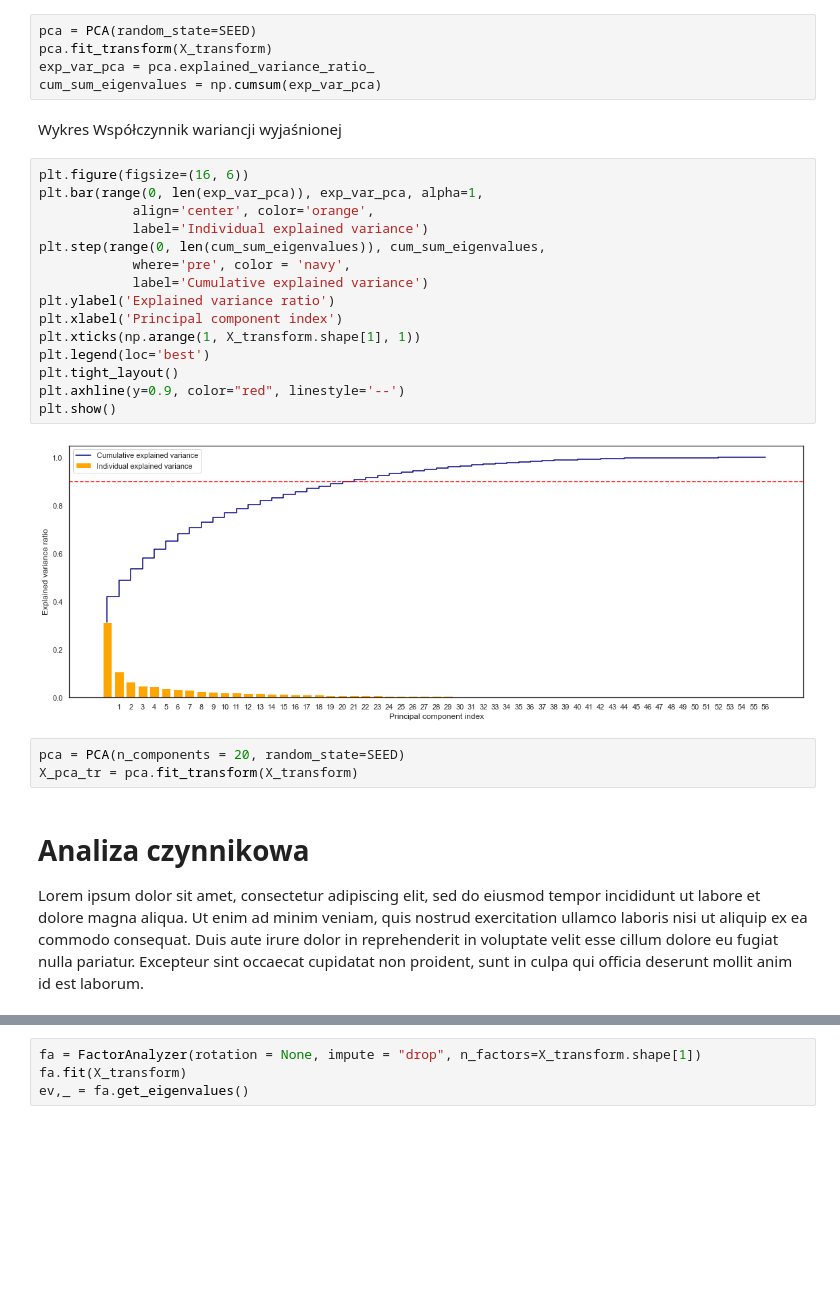
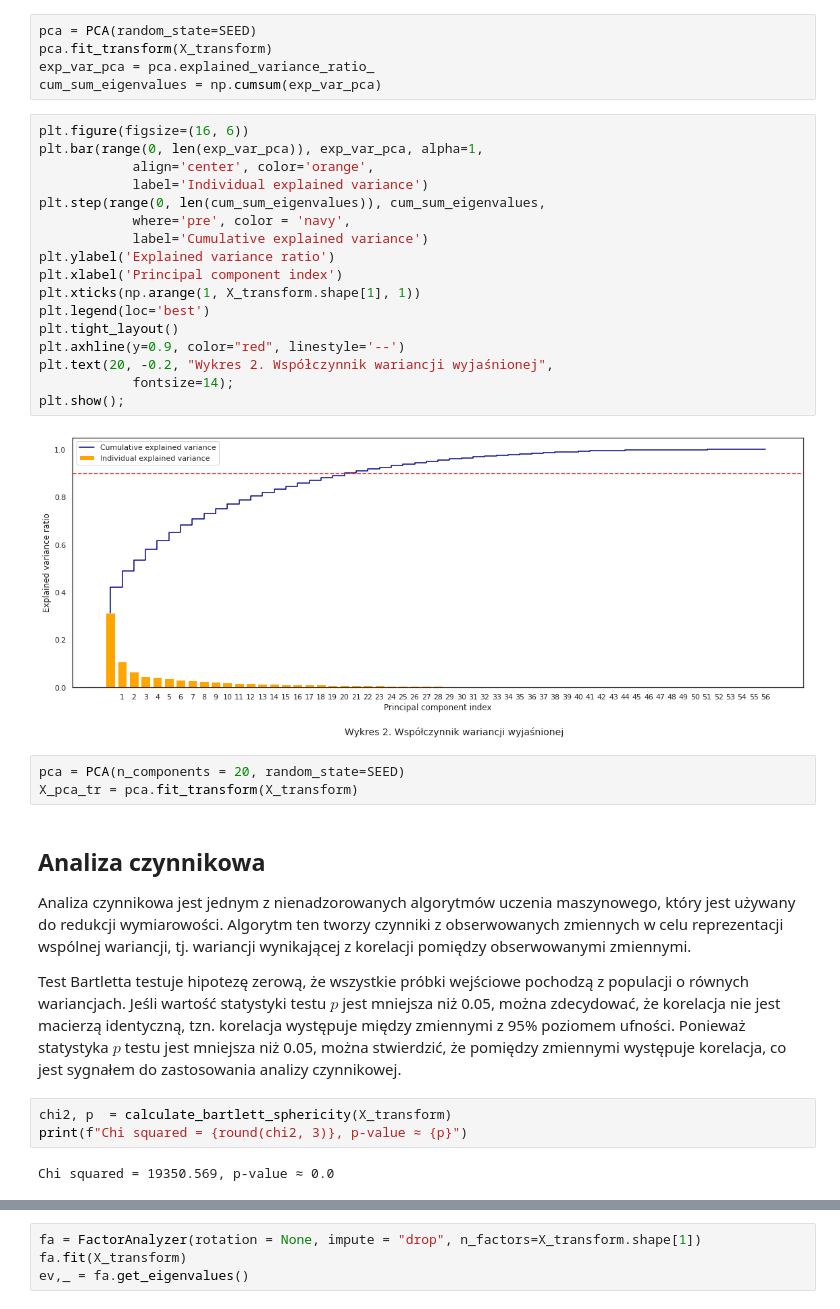
Before and after one commit to kosmobiker/SGH, a Jupyter notebook: Multidim/project_multidim.ipynb, the cells around one changed output, grey strips where cells are left out. Cells and saved outputs as stored; diff of their text form; blank space fills up the shorter version.

```diff
--- a/Multidim/project_multidim.ipynb
+++ b/Multidim/project_multidim.ipynb
@@ -180,29 +193,36 @@ pca = PCA(random_state=SEED)
 pca.fit_transform(X_transform)
 exp_var_pca = pca.explained_variance_ratio_
 cum_sum_eigenvalues = np.cumsum(exp_var_pca)
-# %% [markdown]
-Wykres Współczynnik wariancji wyjaśnionej
 # %%
 plt.figure(figsize=(16, 6))
 plt.bar(range(0, len(exp_var_pca)), exp_var_pca, alpha=1,
             align='center', color='orange',
             label='Individual explained variance')
 plt.step(range(0, len(cum_sum_eigenvalues)), cum_sum_eigenvalues,
             where='pre', color = 'navy',
             label='Cumulative explained variance')
 plt.ylabel('Explained variance ratio')
 plt.xlabel('Principal component index')
 plt.xticks(np.arange(1, X_transform.shape[1], 1))
 plt.legend(loc='best')
 plt.tight_layout()
 plt.axhline(y=0.9, color="red", linestyle='--')
-plt.show()
+plt.text(20, -0.2, "Wykres 2. Współczynnik wariancji wyjaśnionej",
+            fontsize=14);
+plt.show();
 # %% [output]
-[figure, old version]
+[figure, new version]
 # %%
 pca = PCA(n_components = 20, random_state=SEED)
 X_pca_tr = pca.fit_transform(X_transform)
 # %% [markdown]
-# Analiza czynnikowa
+## Analiza czynnikowa
 
-Lorem ipsum dolor sit amet, consectetur adipiscing elit, sed do eiusmod tempor incididunt ut labore et dolore magna aliqua. Ut enim ad minim veniam, quis nostrud exercitation ullamco laboris nisi ut aliquip ex ea commodo consequat. Duis aute irure dolor in reprehenderit in voluptate velit esse cillum dolore eu fugiat nulla pariatur. Excepteur sint occaecat cupidatat non proident, sunt in culpa qui officia deserunt mollit anim id est laborum.
+Analiza czynnikowa jest jednym z nienadzorowanych algorytmów uczenia maszynowego, który jest używany do redukcji wymiarowości. Algorytm ten tworzy czynniki z obserwowanych zmiennych w celu reprezentacji wspólnej wariancji, tj. wariancji wynikającej z korelacji pomiędzy obserwowanymi zmiennymi.
+
+Test Bartletta testuje hipotezę zerową, że wszystkie próbki wejściowe pochodzą z populacji o równych wariancjach. Jeśli wartość statystyki testu $p$ jest mniejsza niż 0.05, można zdecydować, że korelacja nie jest macierzą identyczną, tzn. korelacja występuje między zmiennymi z 95% poziomem ufności. Ponieważ statystyka $p$ testu jest mniejsza niż 0.05, można stwierdzić, że pomiędzy zmiennymi występuje korelacja, co jest sygnałem do zastosowania analizy czynnikowej.
+# %%
+chi2, p  = calculate_bartlett_sphericity(X_transform)
+print(f"Chi squared = {round(chi2, 3)}, p-value ≈ {p}")
+# %% [output]
+Chi squared = 19350.569, p-value ≈ 0.0
```
Also changed, not shown: parts of 36 cells of this notebook, 1 other file.
